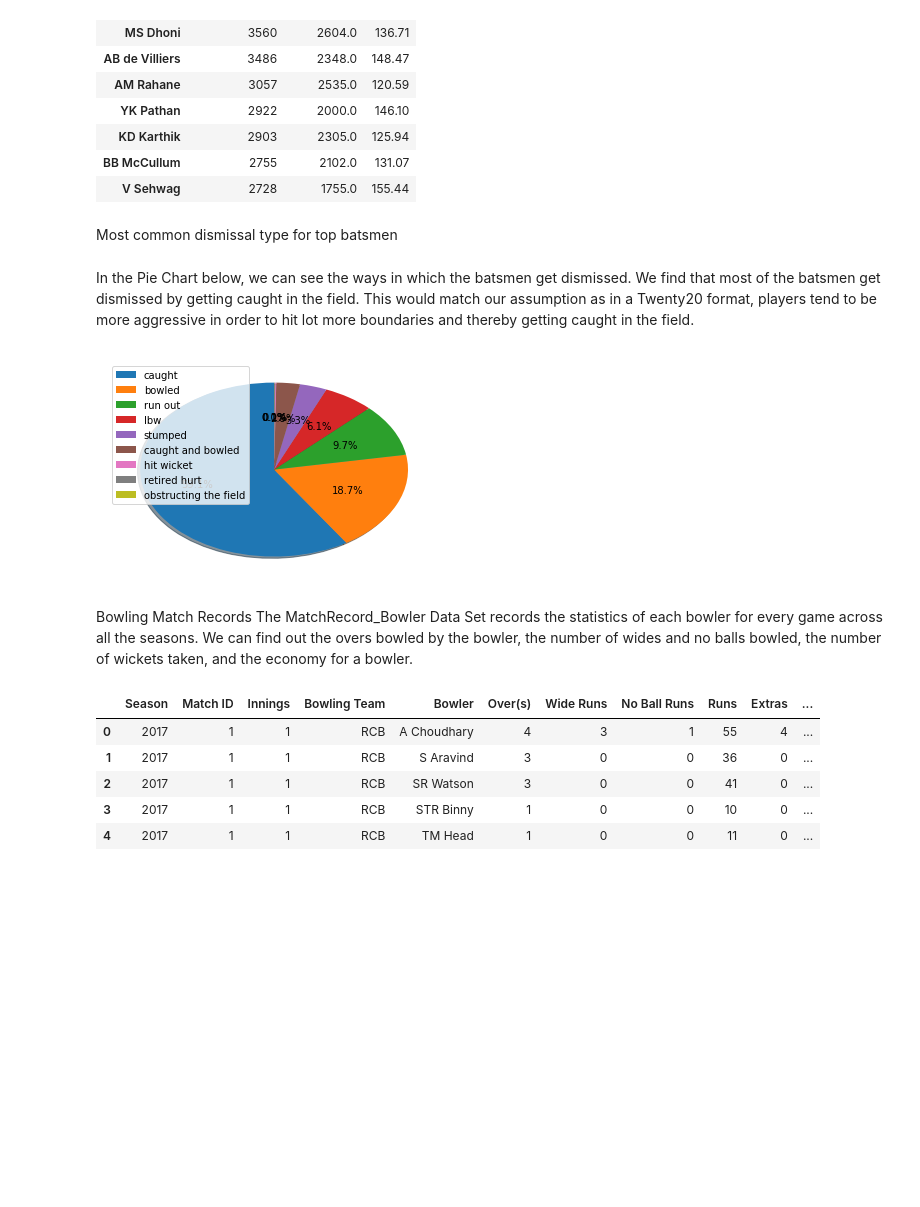
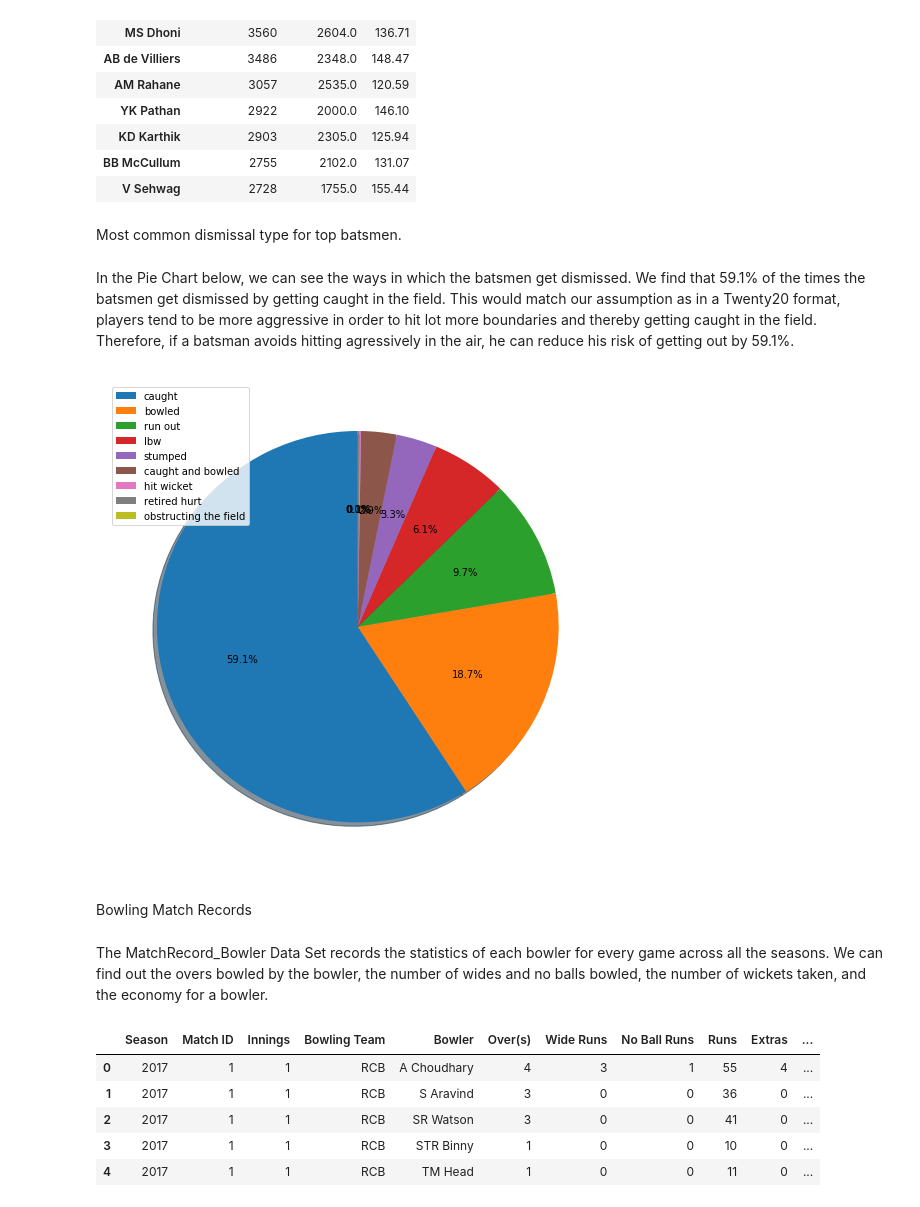
Before and after one commit to jsharpna/STA-141B-Project, a Jupyter notebook: PrasrayPatelsta141bfinal.ipynb, the cells around one changed output. Saved outputs shown, nothing was run; the diff lists cells and outputs as text; code cells hidden in the pictures; blank space fills up the shorter version.

```diff
--- a/PrasrayPatelsta141bfinal.ipynb
+++ b/PrasrayPatelsta141bfinal.ipynb
@@ -85,7 +92,7 @@ To make things readable, I abbreviated all the team names.
 I have dropped the umpire 3 column since all of them have NaN values.
 # %%
 matches["type"] = "pre-qualifier"
-for year in range(2008, 2017):
+for year in range(2008, 2018):
    qualifiers_final = matches[matches['season']==year][-1:].index.values[0]
    matches = matches.set_value(qualifiers_final, "type", "Final")
    matches = matches.set_value(qualifiers_final-1, "type", "Qualifier 2")
@@ -95,7 +102,6 @@ for year in range(2008, 2017):
 matches.groupby(["type"])["id"].count()
 
 #Replacing the Team Names with their abbreviations
-
 matches.replace(['Mumbai Indians','Kolkata Knight Riders','Royal Challengers Bangalore','Deccan Chargers','Chennai Super Kings',
                  'Rajasthan Royals','Delhi Daredevils','Gujarat Lions','Kings XI Punjab',
                  'Sunrisers Hyderabad','Rising Pune Supergiants','Kochi Tuskers Kerala','Pune Warriors','Rising Pune Supergiant']
@@ -267,21 +270,24 @@ Strike_Rate
 | BB McCullum | 2755 | 2102.0 | 131.07 |
 | V Sehwag | 2728 | 1755.0 | 155.44 |
 # %% [markdown]
-Most common dismissal type for top batsmen
+Most common dismissal type for top batsmen.
 # %% [markdown]
-In the Pie Chart below, we can see the ways in which the batsmen get dismissed. We find that most of the batsmen get dismissed by getting caught in the field. This would match our assumption as in a Twenty20 format, players tend to be more aggressive in order to hit lot more boundaries and thereby getting caught in the field.
+In the Pie Chart below, we can see the ways in which the batsmen get dismissed. We find that 59.1% of the times the batsmen get dismissed by getting caught in the field. This would match our assumption as in a Twenty20 format, players tend to be more aggressive in order to hit lot more boundaries and thereby getting caught in the field. Therefore, if a batsman avoids hitting agressively in the air, he can reduce his risk of getting out by 59.1%.
 # %%
 MatchRecord_Batsmen2=MatchRecord_Batsmen[MatchRecord_Batsmen['Dismissal Kind']!= "not out"]
 MatchRecord_Batsmen2
 out_batsman = MatchRecord_Batsmen2['Dismissal Kind'].value_counts()
 fig, ax = plt.subplots()
-ax.pie(out_batsman, labels = None, autopct='%1.1f%%', startangle=90, shadow = True)
+fig = plt.gcf()
+fig.set_size_inches(9,9)
+ax.pie(out_batsman, autopct='%1.1f%%', startangle=90, shadow = True)
 ax.legend(loc='best', labels=out_batsman.index)
 plt.show()
 # %% [output]
-[figure, old version]
+[figure, new version]
+# %% [markdown]
+Bowling Match Records
 # %% [markdown]
-Bowling Match Records
 The MatchRecord_Bowler Data Set records the statistics of each bowler for every game across all the seasons. We can find out the overs bowled by the bowler, the number of wides and no balls bowled, the number of wickets taken, and the economy for a bowler.
 # %%
 MatchRecord_Bowler_2 = deliveries.groupby(["Match ID", "Innings", "Bowling Team", "Bowler", "Over(s)"])
```
Also changed, not shown: parts of 27 cells of this notebook, 5 other files.
